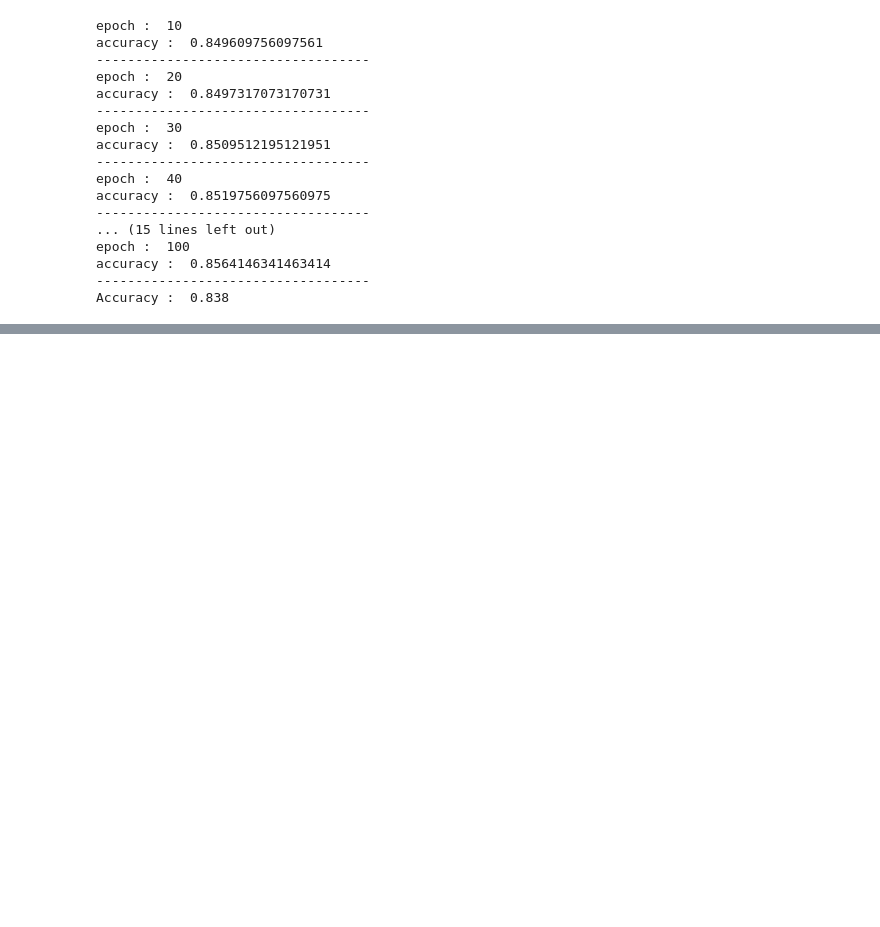
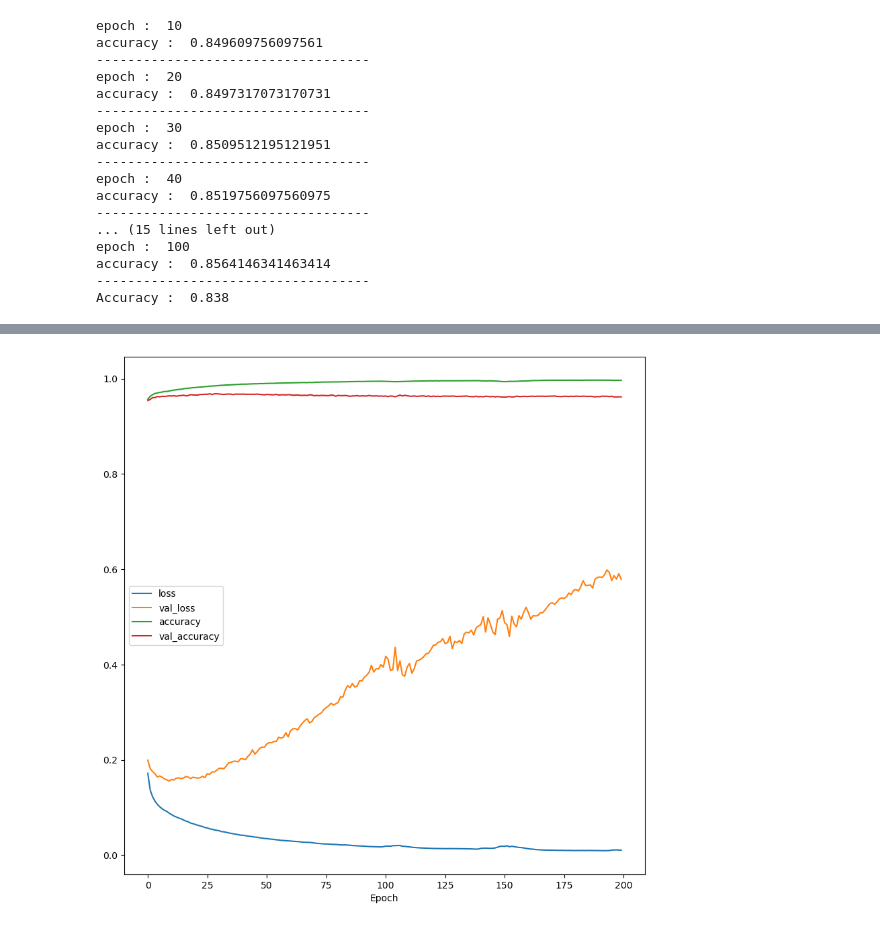
Before and after one commit to tanguypasquier/TP_Filtrage, a Jupyter notebook: Neural network.ipynb, the cells around one changed output, grey strips where cells are left out. Saved outputs shown, nothing was run; the diff lists cells and outputs as text; code cells hidden in the pictures; blank space fills up the shorter version.

```diff
--- a/Neural network.ipynb
+++ b/Neural network.ipynb
@@ -189,0 +358,11 @@ Accuracy :  0.838
+# %%
+model4 = keras.models.Sequential()
+model4.add(keras.Input(shape=(npixel,)))
+model4.add(keras.layers.Dense(500, activation='relu', name = "hiden_layer"))
+model4.add(keras.layers.Dense(700, activation='relu', name = "hiden_layer_2"))
+model4.add(keras.layers.Dense(10, activation='softmax', name = "output_layer"))
+# %%
+opt = keras.optimizers.Adam(learning_rate=0.01)
+callback = keras.callbacks.EarlyStopping(monitor='val_accuracy', patience=10, min_delta=0.001)
+model4.compile(loss='categorical_crossentropy', optimizer=opt, metrics=['accuracy'])
+out4 = model4.fit(x_train, y_train, epochs=200, batch_size=len(x_train)//10, validation_data=(x_test, y_test))
@@ -189,0 +387,11 @@ Accuracy :  0.838
+# %%
+fig, ax = plt.subplots(figsize=(10, 10))
+ax.plot(out4.history['loss'], label='loss')
+ax.plot(out4.history['val_loss'], label='val_loss')
+ax.plot(out4.history['accuracy'], label='accuracy')
+ax.plot(out4.history['val_accuracy'], label='val_accuracy')
+ax.set_xlabel('Epoch')
+ax.legend()
+plt.show()
+# %% [output]
+[figure, added]
```
Also changed, not shown: parts of 14 cells of this notebook.
